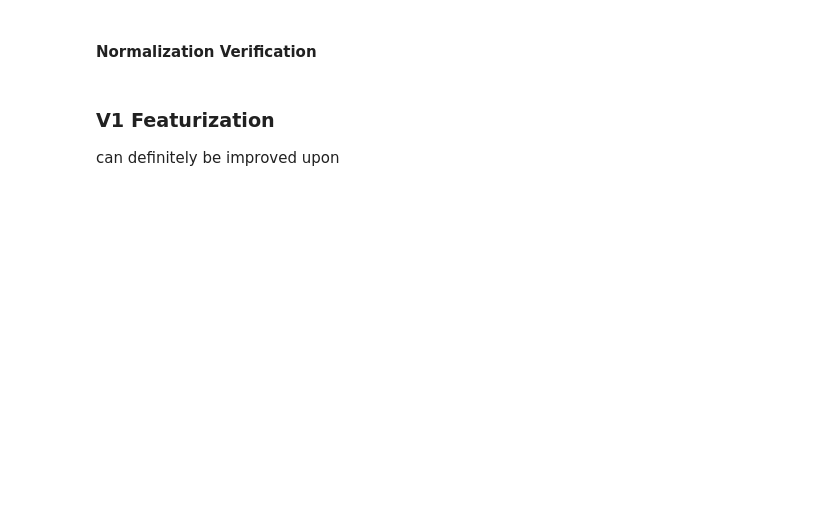
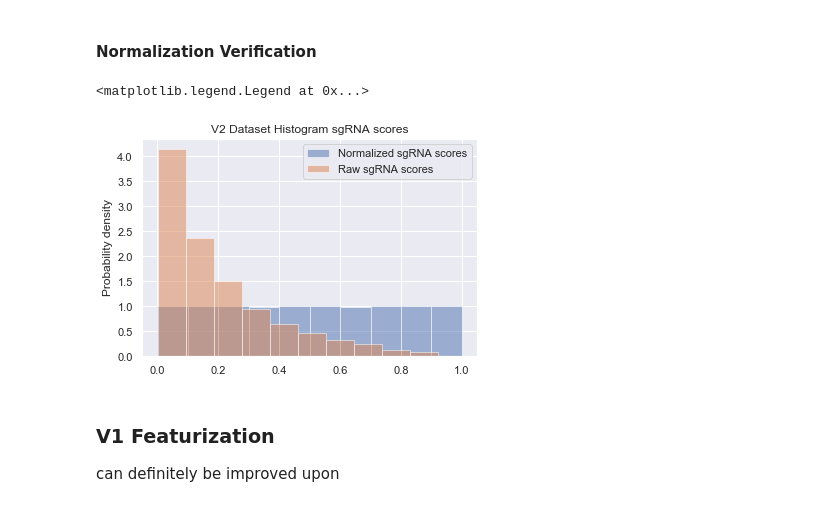
Before and after one commit to hayitsian/Gene-Editing-Guide-LM, a Jupyter notebook: Doench 2014 + Fusi Data.ipynb, the cells around one changed output. Saved outputs shown, nothing was run; the diff lists cells and outputs as text; code cells hidden in the pictures; blank space fills up the shorter version.

```diff
--- a/Doench 2014 + Fusi Data.ipynb
+++ b/Doench 2014 + Fusi Data.ipynb
@@ -122,11 +122,14 @@ See the caveats in the documentation: https://pandas.pydata.org/pandas-docs/stab
 # %% [markdown]
 #### Normalization Verification
 # %%
-plt.hist(df_V2["sgRNA Normalized"], alpha=0.5, density=True, label='Normalized sgRNA scores')
-plt.hist(df_V2["sgRNA Score"], alpha=0.5, density=True, label='Raw sgRNA scores')
+plt.hist(df_features["sgRNA Normalized"], alpha=0.5, density=True, label='Normalized sgRNA scores')
+plt.hist(df_features["sgRNA Score"], alpha=0.5, density=True, label='Raw sgRNA scores')
 plt.ylabel('Probability density')
 plt.title("V2 Dataset Histogram sgRNA scores")
 plt.legend()
+# %% [output]
+<matplotlib.legend.Legend at 0x...>
+[figure, added]
 # %% [markdown]
 ### V1 Featurization
 can definitely be improved upon
```
Also changed, not shown: parts of 2 cells of this notebook.
